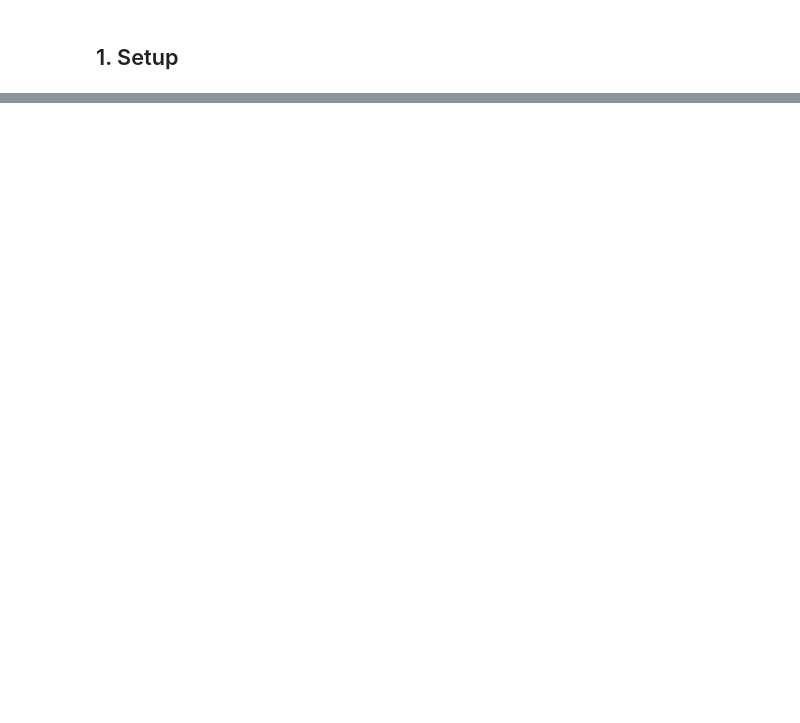
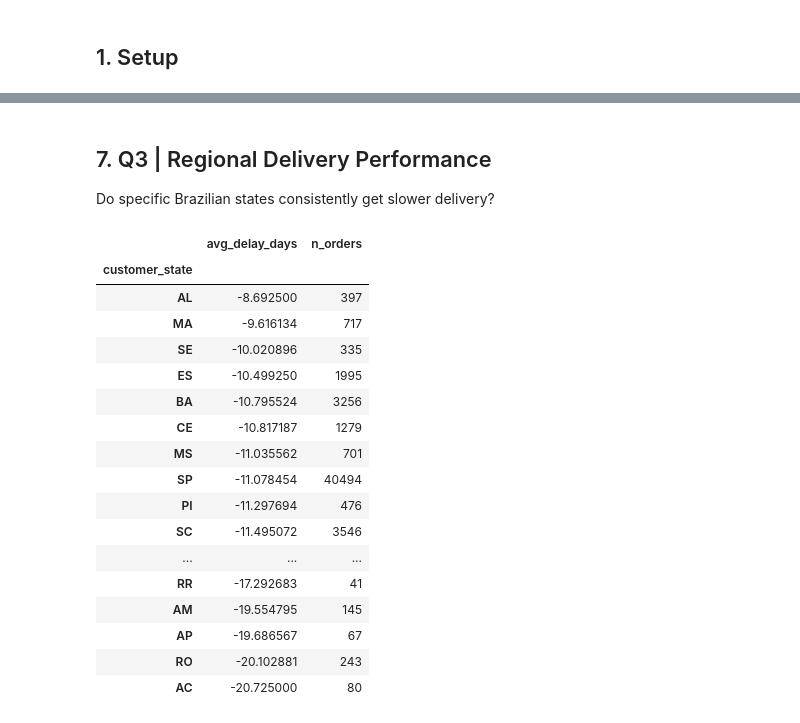
Before and after one commit to timothyevanheriawan-commits/olist-ecommerce-analysis, a Jupyter notebook: olist_analysis.ipynb, the cells around one changed output, grey strips where cells are left out. Cells and saved outputs as stored; diff of their text form; code cells hidden in the pictures; blank space fills up the shorter version.

```diff
--- a/olist_analysis.ipynb
+++ b/olist_analysis.ipynb
@@ -276,27 +300,41 @@ print("If this is meaningfully weaker than the order-level correlation above, ca
+# %% [markdown]
+## 7. Q3 | Regional Delivery Performance
+
+Do specific Brazilian states consistently get slower delivery?
 # %%
-MIN_ORDERS_PER_STATE = 50  # states below this are excluded | too few orders for a reliable average
-
-delivered_geo = delay_review.merge(
+delivered_geo = delivered.merge(
     customers[["customer_id", "customer_state"]], on="customer_id", how="left"
 )
 
-state_delay_all = (
+state_delay = (
     delivered_geo.dropna(subset=["delivery_delay_days"])
     .groupby("customer_state")
     .agg(
         avg_delay_days=("delivery_delay_days", "mean"),
-        avg_review_score=("review_score", "mean"),
         n_orders=("order_id", "nunique"),
     )
     .sort_values("avg_delay_days", ascending=False)
 )
-
-excluded_states = state_delay_all[state_delay_all["n_orders"] < MIN_ORDERS_PER_STATE]
-state_delay = state_delay_all[state_delay_all["n_orders"] >= MIN_ORDERS_PER_STATE]
-
-print(f"Excluded {len(excluded_states)} states with fewer than {MIN_ORDERS_PER_STATE} orders: "
-      f"{list(excluded_states.index)}")
 state_delay
+# %% [output]
+|  | avg_delay_days | n_orders |
+| customer_state |  |  |
+| AL | -8.692500 | 397 |
+| MA | -9.616134 | 717 |
+| SE | -10.020896 | 335 |
+| ES | -10.499250 | 1995 |
+| BA | -10.795524 | 3256 |
+| CE | -10.817187 | 1279 |
+| MS | -11.035562 | 701 |
+| SP | -11.078454 | 40494 |
+| PI | -11.297694 | 476 |
+| SC | -11.495072 | 3546 |
+| ... | ... | ... |
+| RR | -17.292683 | 41 |
+| AM | -19.554795 | 145 |
+| AP | -19.686567 | 67 |
+| RO | -20.102881 | 243 |
+| AC | -20.725000 | 80 |
 # %%
 fig, ax = plt.subplots(figsize=(10, 8))
 sns.barplot(
```
Also changed, not shown: parts of 46 cells of this notebook, 9 other files.
